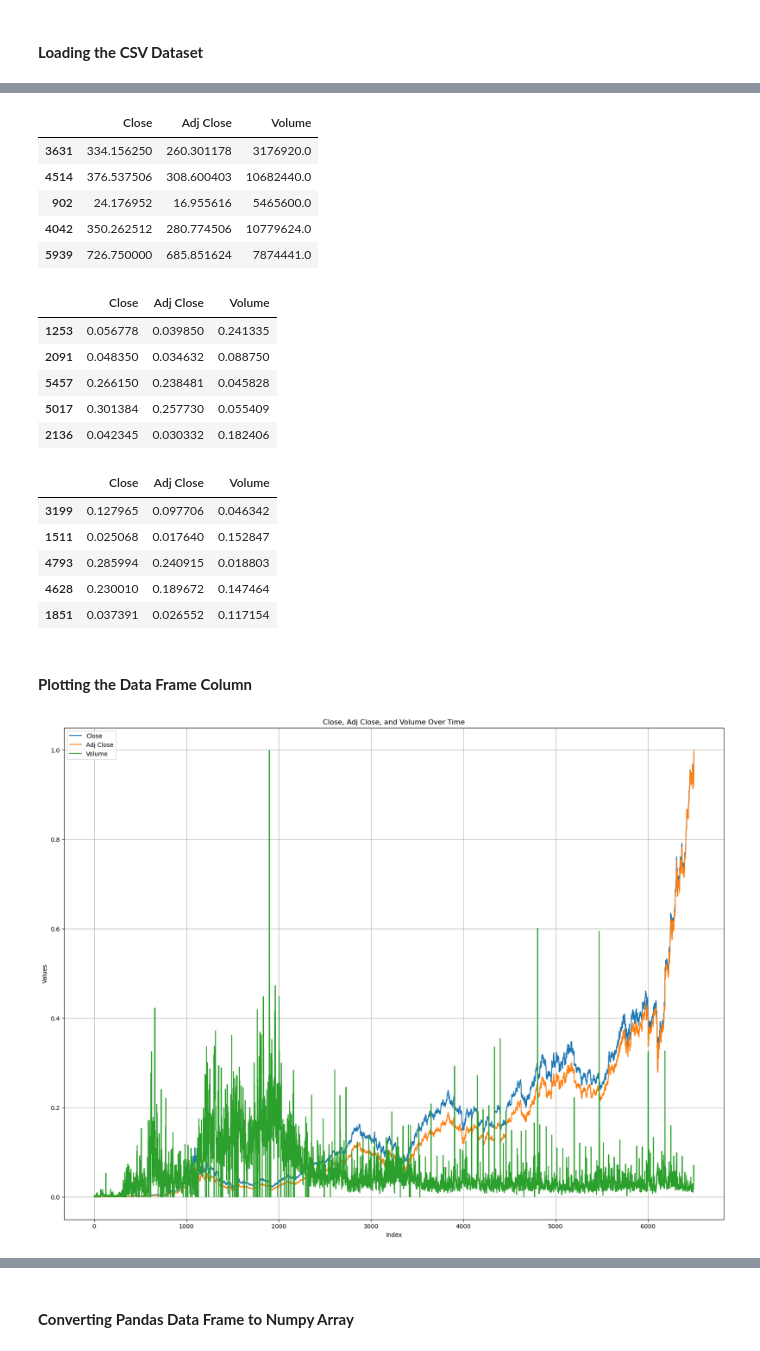
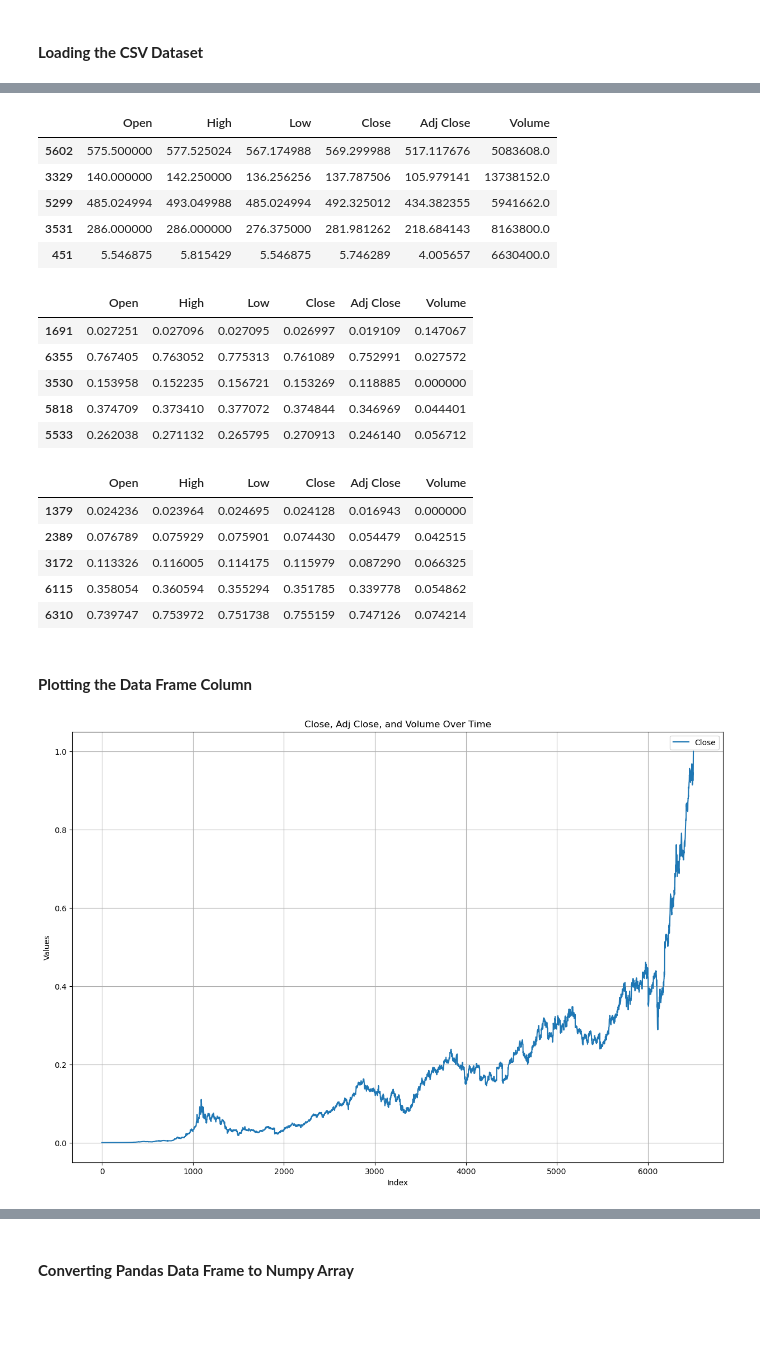
Before and after one commit to nilayjain12/Stock-Price-Prediction, a Jupyter notebook: notebooks/StockPricePrediction.ipynb, the cells around one changed output, grey strips where cells are left out. Drawn from its saved outputs; the diff is of its cells as text; code cells hidden in the pictures; blank space fills up the shorter version.

```diff
--- a/notebooks/StockPricePrediction.ipynb
+++ b/notebooks/StockPricePrediction.ipynb
@@ -38,16 +38,14 @@ data_frame.sample(5)
 # %%
-# taking 3 features for training purpose [close, adj close, volume]
-
 # taking significant features and dropping remaining features
-data_frame = data_frame.drop(['Date','Open', 'High', 'Low'], axis=1)
+data_frame = data_frame.drop(['Date'], axis=1)
 data_frame.sample(5)
 # %% [output]
-|  | Close | Adj Close | Volume |
-| 3631 | 334.156250 | 260.301178 | 3176920.0 |
-| 4514 | 376.537506 | 308.600403 | 10682440.0 |
-| 902 | 24.176952 | 16.955616 | 5465600.0 |
-| 4042 | 350.262512 | 280.774506 | 10779624.0 |
-| 5939 | 726.750000 | 685.851624 | 7874441.0 |
+|  | Open | High | Low | Close | Adj Close | Volume |
+| 5602 | 575.500000 | 577.525024 | 567.174988 | 569.299988 | 517.117676 | 5083608.0 |
+| 3329 | 140.000000 | 142.250000 | 136.256256 | 137.787506 | 105.979141 | 13738152.0 |
+| 5299 | 485.024994 | 493.049988 | 485.024994 | 492.325012 | 434.382355 | 5941662.0 |
+| 3531 | 286.000000 | 286.000000 | 276.375000 | 281.981262 | 218.684143 | 8163800.0 |
+| 451 | 5.546875 | 5.815429 | 5.546875 | 5.746289 | 4.005657 | 6630400.0 |
 # %%
 # using sklearn MinMaxScaler for scaling values between [0 - 1]
 from sklearn.preprocessing import MinMaxScaler
@@ -55,34 +53,32 @@ from sklearn.preprocessing import MinMaxScaler
 scaler = MinMaxScaler()
 data_frame_scaled = scaler.fit_transform(data_frame.to_numpy())
 
-# scaling Close Price
-# scaling Adj. Close Price
-# scaling Volume
+
 data_frame_scaled = pd.DataFrame(data_frame_scaled, columns=[
-    'Close', 'Adj Close', 'Volume'
+    'Open', 'High', 'Low', 'Close', 'Adj Close', 'Volume'
 ])
 # %%
 # viewing scaled data frame
 data_frame_scaled.sample(5)
 # %% [output]
-|  | Close | Adj Close | Volume |
-| 1253 | 0.056778 | 0.039850 | 0.241335 |
-| 2091 | 0.048350 | 0.034632 | 0.088750 |
-| 5457 | 0.266150 | 0.238481 | 0.045828 |
-| 5017 | 0.301384 | 0.257730 | 0.055409 |
-| 2136 | 0.042345 | 0.030332 | 0.182406 |
+|  | Open | High | Low | Close | Adj Close | Volume |
+| 1691 | 0.027251 | 0.027096 | 0.027095 | 0.026997 | 0.019109 | 0.147067 |
+| 6355 | 0.767405 | 0.763052 | 0.775313 | 0.761089 | 0.752991 | 0.027572 |
+| 3530 | 0.153958 | 0.152235 | 0.156721 | 0.153269 | 0.118885 | 0.000000 |
+| 5818 | 0.374709 | 0.373410 | 0.377072 | 0.374844 | 0.346969 | 0.044401 |
+| 5533 | 0.262038 | 0.271132 | 0.265795 | 0.270913 | 0.246140 | 0.056712 |
 # %%
 # checking for null values and removing it
 data_frame_scaled.dropna(inplace=True)
 # %%
 data_frame_scaled.sample(5)
 # %% [output]
-|  | Close | Adj Close | Volume |
-| 3199 | 0.127965 | 0.097706 | 0.046342 |
-| 1511 | 0.025068 | 0.017640 | 0.152847 |
-| 4793 | 0.285994 | 0.240915 | 0.018803 |
-| 4628 | 0.230010 | 0.189672 | 0.147464 |
-| 1851 | 0.037391 | 0.026552 | 0.117154 |
+|  | Open | High | Low | Close | Adj Close | Volume |
+| 1379 | 0.024236 | 0.023964 | 0.024695 | 0.024128 | 0.016943 | 0.000000 |
+| 2389 | 0.076789 | 0.075929 | 0.075901 | 0.074430 | 0.054479 | 0.042515 |
+| 3172 | 0.113326 | 0.116005 | 0.114175 | 0.115979 | 0.087290 | 0.066325 |
+| 6115 | 0.358054 | 0.360594 | 0.355294 | 0.351785 | 0.339778 | 0.054862 |
+| 6310 | 0.739747 | 0.753972 | 0.751738 | 0.755159 | 0.747126 | 0.074214 |
 # %%
 # saving the dataframe as csv to check for dataset properly if anything else is needed to clean
 df_to_csv_file_path = os.path.join(config.BASE_DIR, 'dataset', 'df_to_csv_final.csv')
@@ -91,21 +87,24 @@ data_frame_scaled.to_csv(df_to_csv_file_path)
 #### **Plotting the Data Frame Column**
 # %%
 # Plotting the data for visualization
-plt.figure(figsize=(20, 15))
+plt.figure(figsize=(15, 10))
 
+# plt.plot(data_frame_scaled.index, data_frame_scaled['Open'], label='Open')
+# plt.plot(data_frame_scaled.index, data_frame_scaled['High'], label='High')
+# plt.plot(data_frame_scaled.index, data_frame_scaled['Low'], label='Low')
 plt.plot(data_frame_scaled.index, data_frame_scaled['Close'], label='Close')
-plt.plot(data_frame_scaled.index, data_frame_scaled['Adj Close'], label='Adj Close')
-plt.plot(data_frame_scaled.index, data_frame_scaled['Volume'], label='Volume')
+# plt.plot(data_frame_scaled.index, data_frame_scaled['Adj Close'], label='Adj Close')
+# plt.plot(data_frame_scaled.index, data_frame_scaled['Volume'], label='Volume')
 
 plt.xlabel('Index')
 plt.ylabel('Values')
 plt.title('Close, Adj Close, and Volume Over Time')
 plt.legend()
 plt.grid(True)
 
 plt.show()
 # %% [output]
-[figure, old version]
+[figure, new version]
 # %%
 data_frame_scaled.shape
 # %% [output]
```
Also changed, not shown: parts of 41 cells of this notebook, 6 other files.
